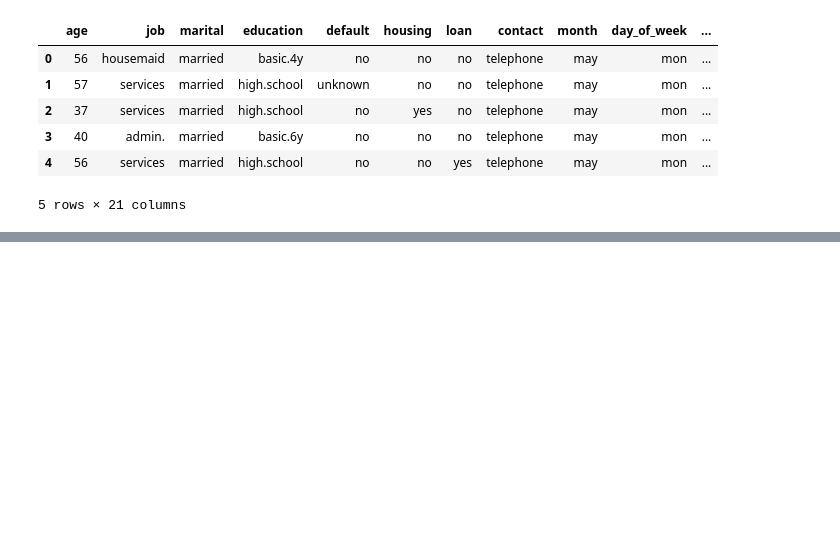
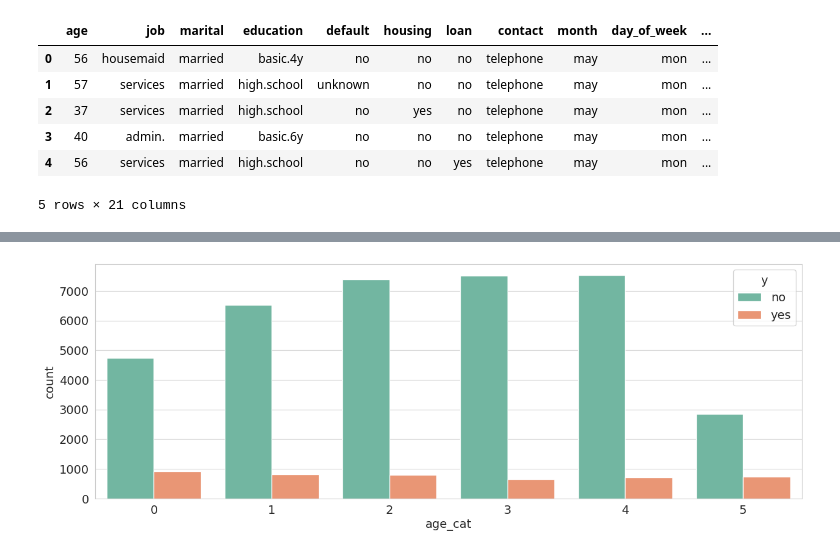
Before and after one commit to Alenushka2013/Bank-Marketing-Dataset-Machine-Learning-Project, a Jupyter notebook: Mid_term_Project.ipynb, the cells around one changed output, grey strips where cells are left out. Drawn from its saved outputs; the diff is of its cells as text; code cells hidden in the pictures; blank space fills up the shorter version.

```diff
--- a/Mid_term_Project.ipynb
+++ b/Mid_term_Project.ipynb
@@ -158,0 +316,10 @@ memory usage: 6.6+ MB
+# %%
+# бінування
+bins = [0, 30, 34, 39, 46, 56, float('inf')]
+labels = [0, 1, 2, 3, 4, 5]
+
+df['age_cat'] = pd.cut(df['age'], bins=bins, labels=labels, right=False)
+# %%
+sns.countplot(x='age_cat', hue='y', data=df, palette='Set2');
+# %% [output]
+[figure, added]
```
Also changed, not shown: parts of 110 cells of this notebook.
